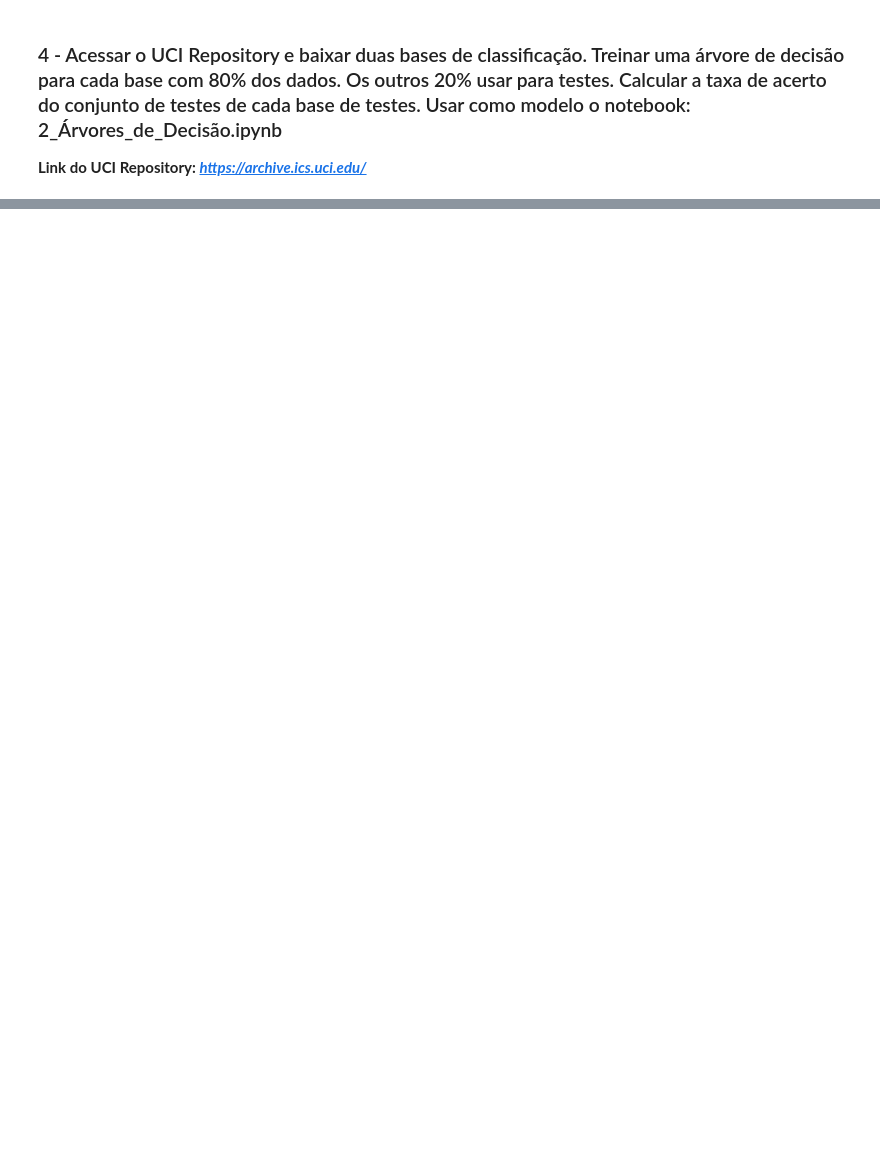
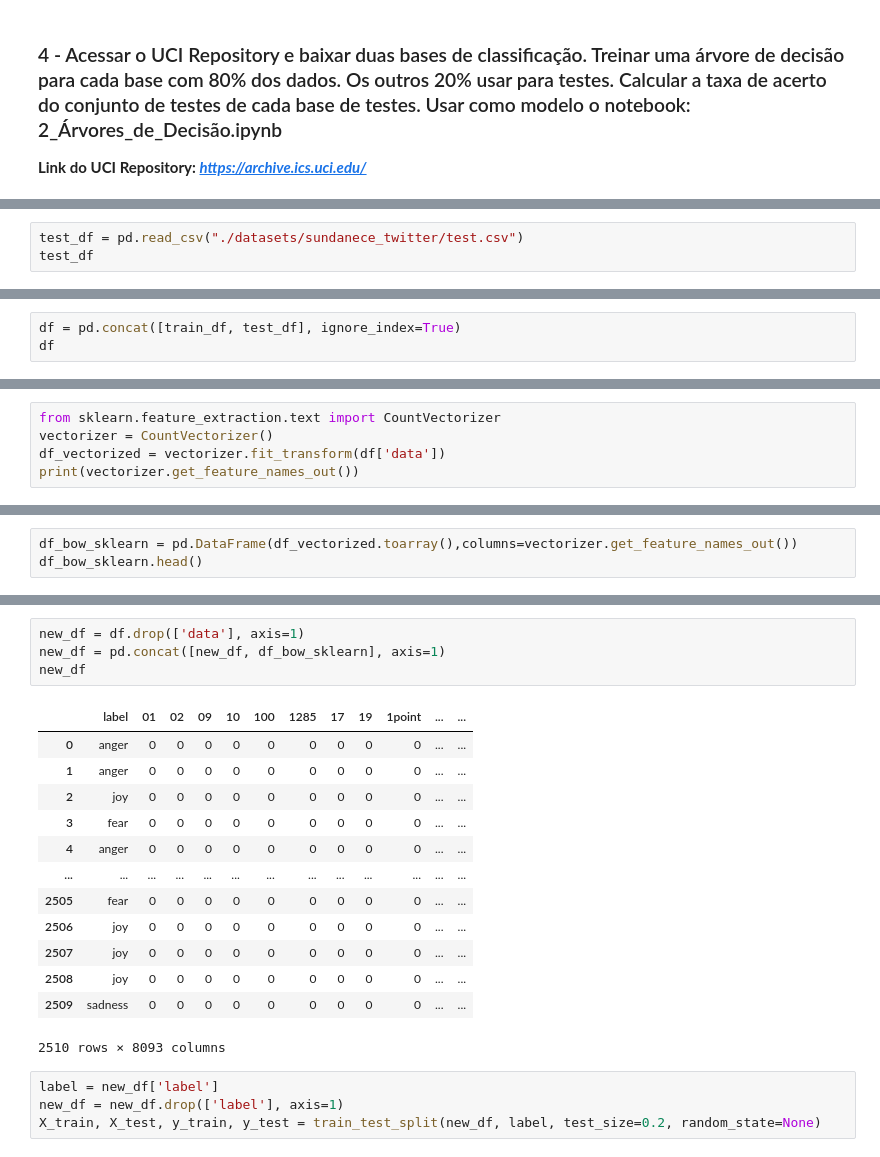
Before and after one commit to jhonatangopereira/AITraining, a Jupyter notebook: decisions_tree_exercise.ipynb, the cells around one changed output, grey strips where cells are left out. Drawn from its saved outputs; the diff is of its cells as text; blank space fills up the shorter version.

```diff
--- a/decisions_tree_exercise.ipynb
+++ b/decisions_tree_exercise.ipynb
@@ -84,0 +216,3 @@ ERROR: No matching distribution found for StringIO
+# %%
+test_df = pd.read_csv("./datasets/sundanece_twitter/test.csv")
+test_df
@@ -84,0 +233,3 @@ ERROR: No matching distribution found for StringIO
+# %%
+df = pd.concat([train_df, test_df], ignore_index=True)
+df
@@ -84,0 +270,5 @@ ERROR: No matching distribution found for StringIO
+# %%
+from sklearn.feature_extraction.text import CountVectorizer
+vectorizer = CountVectorizer()
+df_vectorized = vectorizer.fit_transform(df['data'])
+print(vectorizer.get_feature_names_out())
@@ -84,0 +277,3 @@ ERROR: No matching distribution found for StringIO
+# %%
+df_bow_sklearn = pd.DataFrame(df_vectorized.toarray(),columns=vectorizer.get_feature_names_out())
+df_bow_sklearn.head()
@@ -84,0 +288,22 @@ ERROR: No matching distribution found for StringIO
+# %%
+new_df = df.drop(['data'], axis=1)
+new_df = pd.concat([new_df, df_bow_sklearn], axis=1)
+new_df
+# %% [output]
+|  | label | 01 | 02 | 09 | 10 | 100 | 1285 | 17 | 19 | 1point | ... | ... |
+| 0 | anger | 0 | 0 | 0 | 0 | 0 | 0 | 0 | 0 | 0 | ... | ... |
+| 1 | anger | 0 | 0 | 0 | 0 | 0 | 0 | 0 | 0 | 0 | ... | ... |
+| 2 | joy | 0 | 0 | 0 | 0 | 0 | 0 | 0 | 0 | 0 | ... | ... |
+| 3 | fear | 0 | 0 | 0 | 0 | 0 | 0 | 0 | 0 | 0 | ... | ... |
+| 4 | anger | 0 | 0 | 0 | 0 | 0 | 0 | 0 | 0 | 0 | ... | ... |
+| ... | ... | ... | ... | ... | ... | ... | ... | ... | ... | ... | ... | ... |
+| 2505 | fear | 0 | 0 | 0 | 0 | 0 | 0 | 0 | 0 | 0 | ... | ... |
+| 2506 | joy | 0 | 0 | 0 | 0 | 0 | 0 | 0 | 0 | 0 | ... | ... |
+| 2507 | joy | 0 | 0 | 0 | 0 | 0 | 0 | 0 | 0 | 0 | ... | ... |
+| 2508 | joy | 0 | 0 | 0 | 0 | 0 | 0 | 0 | 0 | 0 | ... | ... |
+| 2509 | sadness | 0 | 0 | 0 | 0 | 0 | 0 | 0 | 0 | 0 | ... | ... |
+2510 rows × 8093 columns
+# %%
+label = new_df['label']
+new_df = new_df.drop(['label'], axis=1)
+X_train, X_test, y_train, y_test = train_test_split(new_df, label, test_size=0.2, random_state=None)
```
Also changed, not shown: parts of 37 cells of this notebook, 1 other file.
